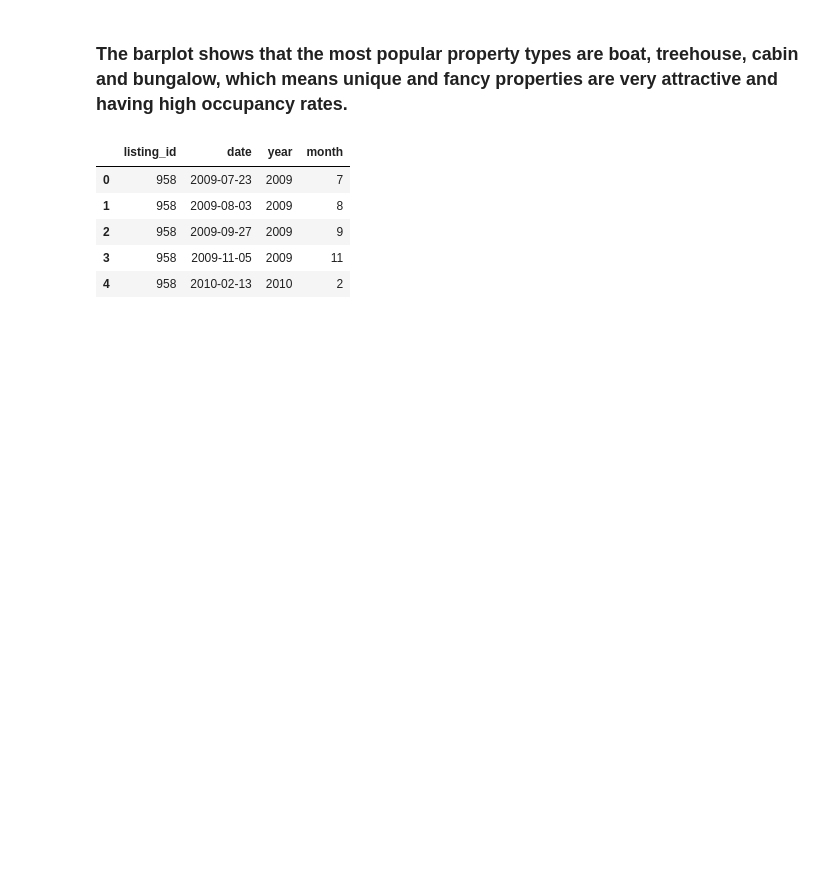
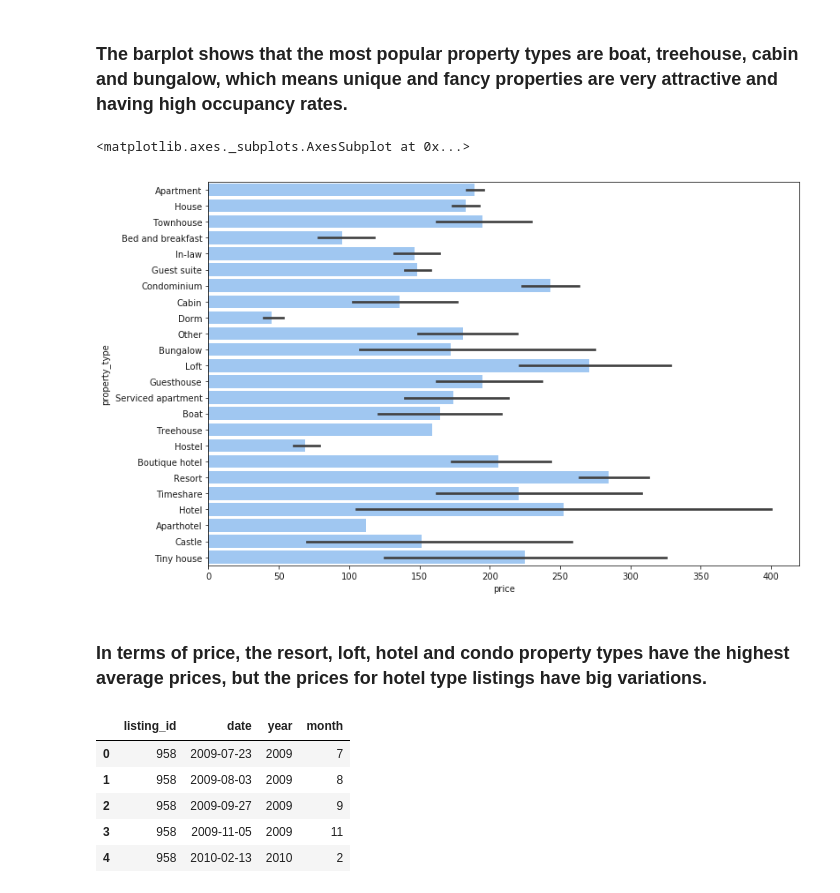
Before and after one commit to forheart81/Data-Science, a Jupyter notebook: SF Airbnb - Data Story .ipynb, the cells around one changed output. Drawn from its saved outputs; the diff is of its cells as text; code cells hidden in the pictures; blank space fills up the shorter version.

```diff
--- a/SF Airbnb - Data Story .ipynb
+++ b/SF Airbnb - Data Story .ipynb
@@ -267,5 +287,14 @@ sns.barplot(x='availability_90', y='property_type', data = df_clean, color="b")
 # %% [markdown]
 ### The barplot shows that the most popular property types are boat, treehouse, cabin and bungalow, which means unique and fancy properties are very attractive and having high occupancy rates.
+# %%
+plt.figure(figsize=(12,8))
+sns.set_color_codes('pastel')
+sns.barplot(x='price', y='property_type', data = df_clean, color="b")
+# %% [output]
+<matplotlib.axes._subplots.AxesSubplot at 0x...>
+[figure, added]
+# %% [markdown]
+### In terms of price, the resort, loft, hotel and condo property types have the highest average prices, but the prices for hotel type listings have big variations.
 # %%
 file = '/Users/forheart/Dropbox/Data Scientist/Capstone Project 1/2018_march_reviews.csv'
 df_review = pd.read_csv(file, sep=',')
```
Also changed, not shown: parts of 28 cells of this notebook.
